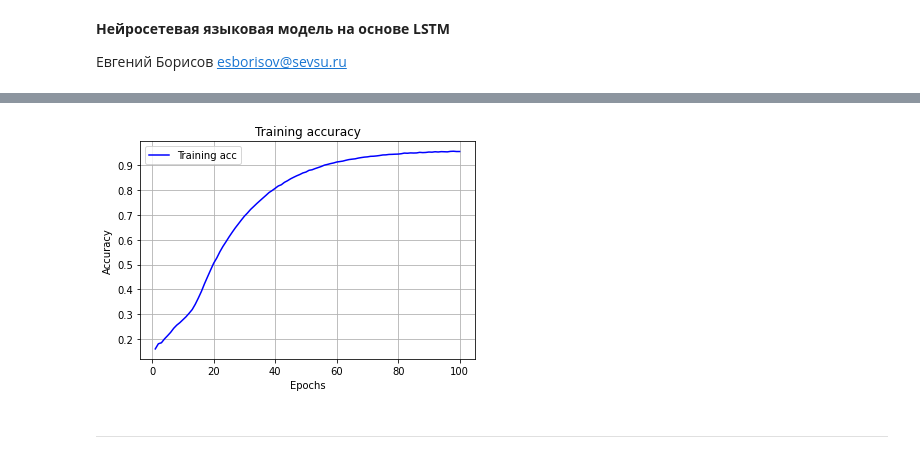
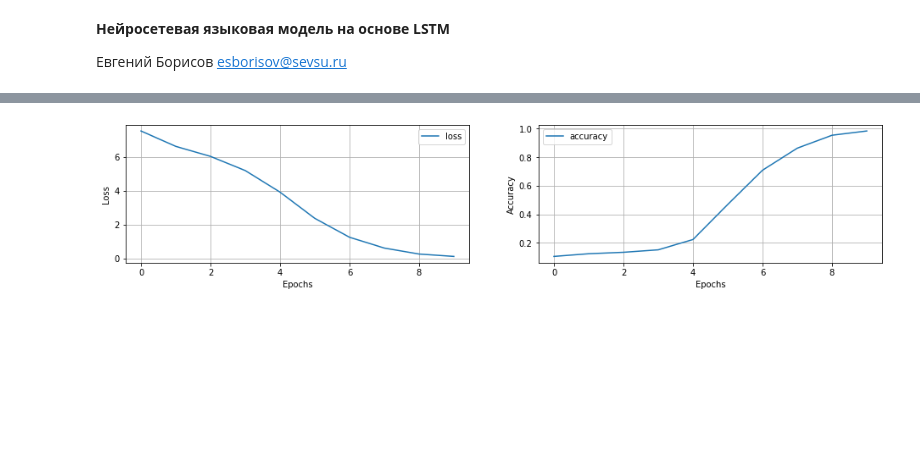
Before and after one commit to mechanoid5/ml_nlp_2022, a Jupyter notebook: examples/11-ann-lang-model/01-lstm-lang-model.ipynb, the cells around one changed output, grey strips where cells are left out. Cells and saved outputs as stored; diff of their text form; code cells hidden in the pictures; blank space fills up the shorter version.

```diff
--- a/examples/11-ann-lang-model/01-lstm-lang-model.ipynb
+++ b/examples/11-ann-lang-model/01-lstm-lang-model.ipynb
@@ -37,4 +50,4 @@ len(text)
 # %%
-text = text[1:1024*4]
+# text = text[1:1024*4]
 # text
 # %%
@@ -154,16 +153,11 @@ _________________________________________________________________
 # %%
 %%time
 
-epochs = 100
-
+# обучем модель по левому контексту предсказывать следующий за ним токен
 history = model.fit(
     inputs,
     targets,
-    epochs=epochs,
+    epochs=10,
     verbose=1,
-    # callbacks=callbacks,
-    # validation_split=.1,
 )
-
-# 1min 30s
 # %% [output]
@@ -220,19 +185,30 @@ plt.show()
-# %%
-acc = history.history['accuracy']
-# val_acc = history.history['val_accuracy']
-
-plt.plot(epochs, acc, 'b', label='Training acc')
-# plt.plot(epochs, val_acc, 'r', label='Validation acc')
-# plt.title('Training and validation accuracy')
-plt.title('Training accuracy')
-plt.xlabel('Epochs')
-plt.ylabel('Accuracy')
-plt.legend()
-plt.grid()
-
-plt.show()
-# %% [output]
-[figure, removed]
-# %% [markdown]
------
+# %%
+from matplotlib import pyplot as plt
+
+# изменение значений ф-ции потери и погрешности в процессе обучения модели
+
+loss = { k:history.history[k] for k in history.history if k.find('loss')>-1 }
+accuracy = { k:history.history[k] for k in history.history if k.find('acc')>-1 }
+
+fig,(ax1,ax2) = plt.subplots(1,2,figsize=(16,3))
+
+for k in loss:
+    ax1.plot(loss[k], label=k)
+    ax1.legend()
+    ax1.grid()
+    ax1.set_xlabel('Epochs')
+    ax1.set_ylabel('Loss')
+
+
+for k in accuracy:
+    ax2.plot(accuracy[k], label=k)
+    ax2.legend()
+    ax2.grid()
+    ax2.set_xlabel('Epochs')
+    ax2.set_ylabel('Accuracy')
+
+
+plt.show()
+# %% [output]
+[figure, added]
 # %%
```
Also changed, not shown: parts of 21 cells of this notebook, 1 other file.
